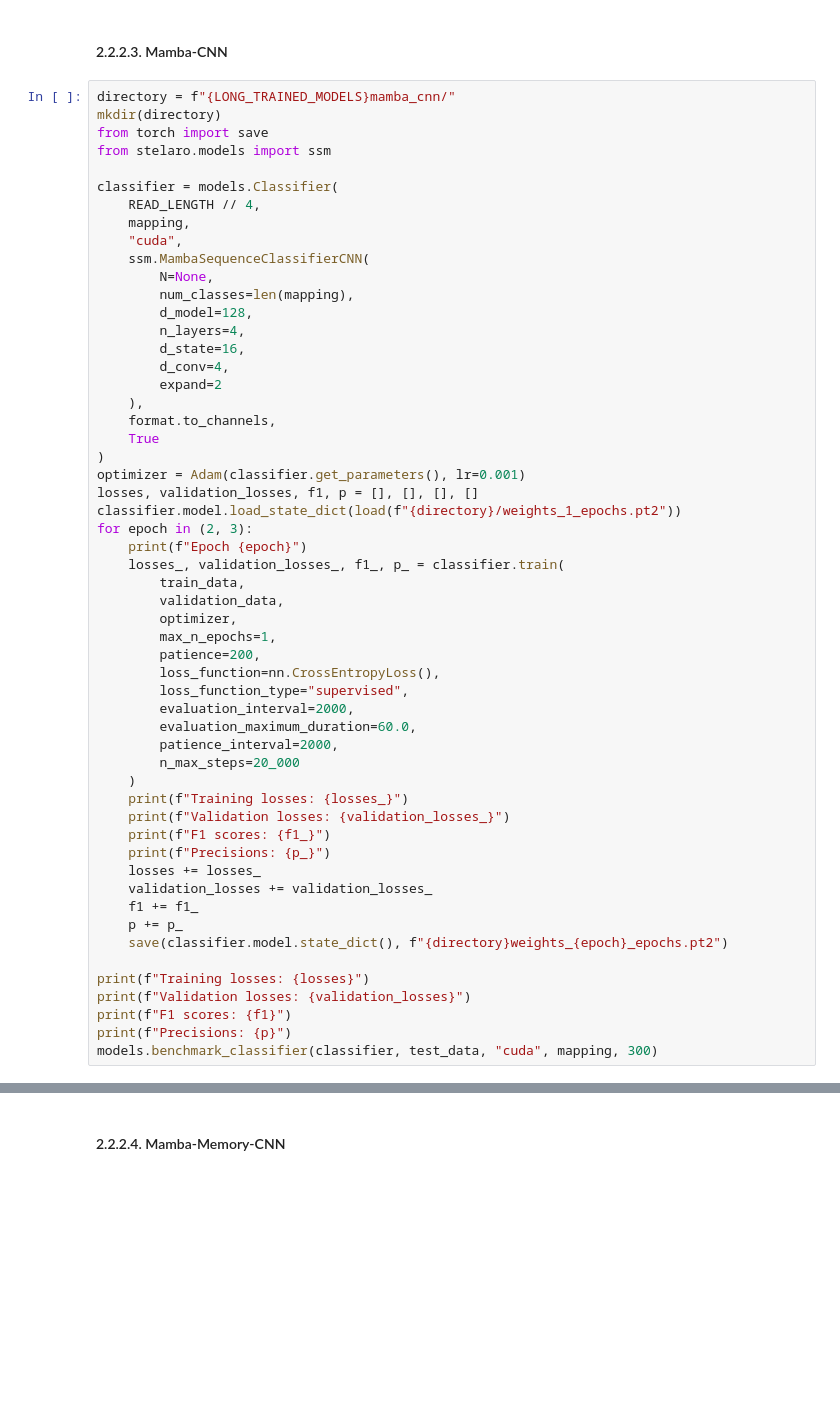
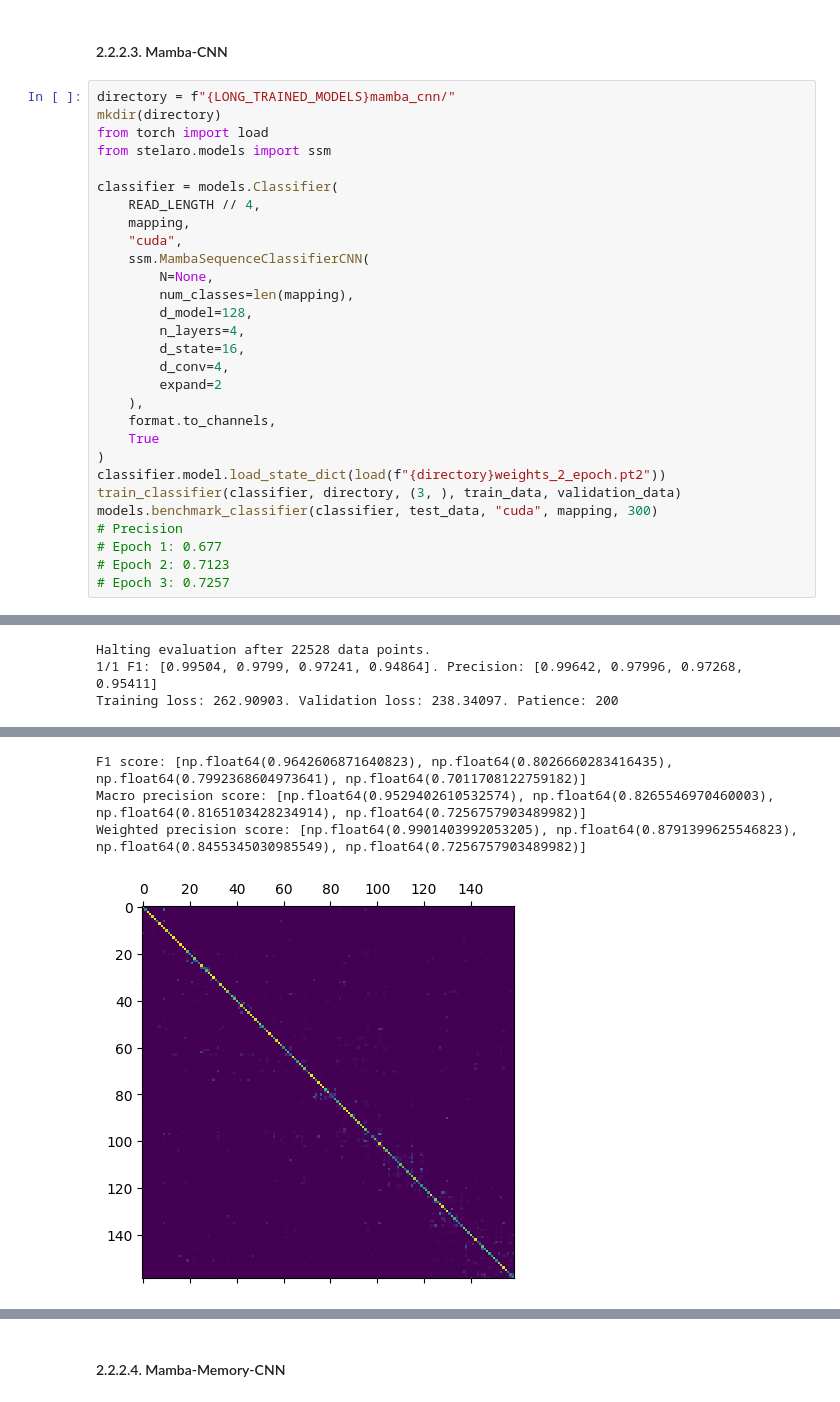
Before and after one commit to Vincent-Therrien/stelaro, a Jupyter notebook: demonstrations/classification.ipynb, the cells around one changed output, grey strips where cells are left out. Saved outputs shown, nothing was run; the diff lists cells and outputs as text; blank space fills up the shorter version.

```diff
--- a/demonstrations/classification.ipynb
+++ b/demonstrations/classification.ipynb
@@ -2730,7 +2380,7 @@ Weighted precision score: [np.float64(0.9874052134253077), np.float64(0.86541530
 # %%
 directory = f"{LONG_TRAINED_MODELS}mamba_cnn/"
 mkdir(directory)
-from torch import save
+from torch import load
 from stelaro.models import ssm
 
 classifier = models.Classifier(
@@ -2749,36 +2399,11 @@ classifier = models.Classifier(
     format.to_channels,
     True
 )
-optimizer = Adam(classifier.get_parameters(), lr=0.001)
-losses, validation_losses, f1, p = [], [], [], []
-classifier.model.load_state_dict(load(f"{directory}/weights_1_epochs.pt2"))
-for epoch in (2, 3):
-    print(f"Epoch {epoch}")
-    losses_, validation_losses_, f1_, p_ = classifier.train(
-        train_data,
-        validation_data,
-        optimizer,
-        max_n_epochs=1,
-        patience=200,
-        loss_function=nn.CrossEntropyLoss(),
-        loss_function_type="supervised",
-        evaluation_interval=2000,
-        evaluation_maximum_duration=60.0,
-        patience_interval=2000,
-        n_max_steps=20_000
-    )
-    print(f"Training losses: {losses_}")
-    print(f"Validation losses: {validation_losses_}")
-    print(f"F1 scores: {f1_}")
-    print(f"Precisions: {p_}")
-    losses += losses_
-    validation_losses += validation_losses_
-    f1 += f1_
-    p += p_
-    save(classifier.model.state_dict(), f"{directory}weights_{epoch}_epochs.pt2")
-
-print(f"Training losses: {losses}")
-print(f"Validation losses: {validation_losses}")
-print(f"F1 scores: {f1}")
-print(f"Precisions: {p}")
+classifier.model.load_state_dict(load(f"{directory}weights_2_epoch.pt2"))
+train_classifier(classifier, directory, (3, ), train_data, validation_data)
 models.benchmark_classifier(classifier, test_data, "cuda", mapping, 300)
+# Precision
+# Epoch 1: 0.677
+# Epoch 2: 0.7123
+# Epoch 3: 0.7257
+# %% [output]
@@ -2784,0 +2424,3 @@ models.benchmark_classifier(classifier, test_data, "cuda", mapping, 300)
+Halting evaluation after 22528 data points.
+1/1 F1: [0.99504, 0.9799, 0.97241, 0.94864]. Precision: [0.99642, 0.97996, 0.97268, 0.95411]
+Training loss: 262.90903. Validation loss: 238.34097. Patience: 200
@@ -2784,0 +2437,4 @@ models.benchmark_classifier(classifier, test_data, "cuda", mapping, 300)
+F1 score: [np.float64(0.9642606871640823), np.float64(0.8026660283416435), np.float64(0.7992368604973641), np.float64(0.7011708122759182)]
+Macro precision score: [np.float64(0.9529402610532574), np.float64(0.8265546970460003), np.float64(0.8165103428234914), np.float64(0.7256757903489982)]
+Weighted precision score: [np.float64(0.9901403992053205), np.float64(0.8791399625546823), np.float64(0.8455345030985549), np.float64(0.7256757903489982)]
+[figure, added]
```
Also changed, not shown: parts of 26 cells of this notebook, 2 other files.
